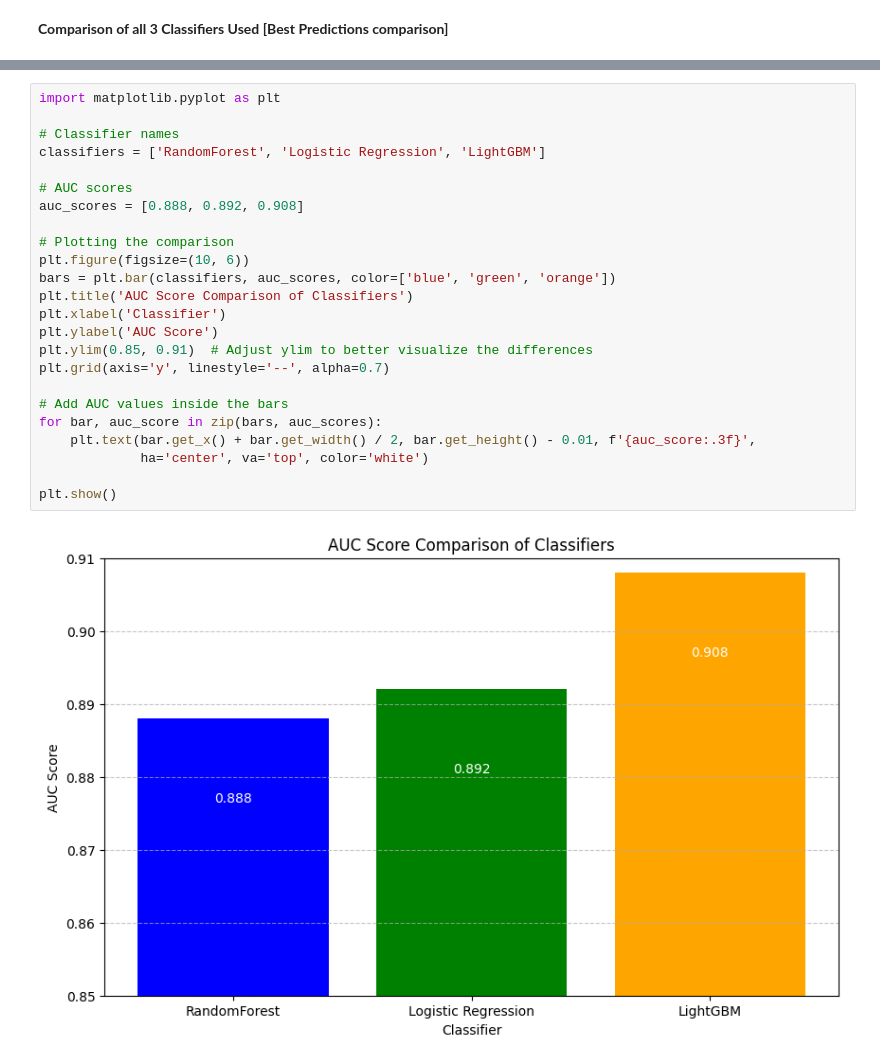
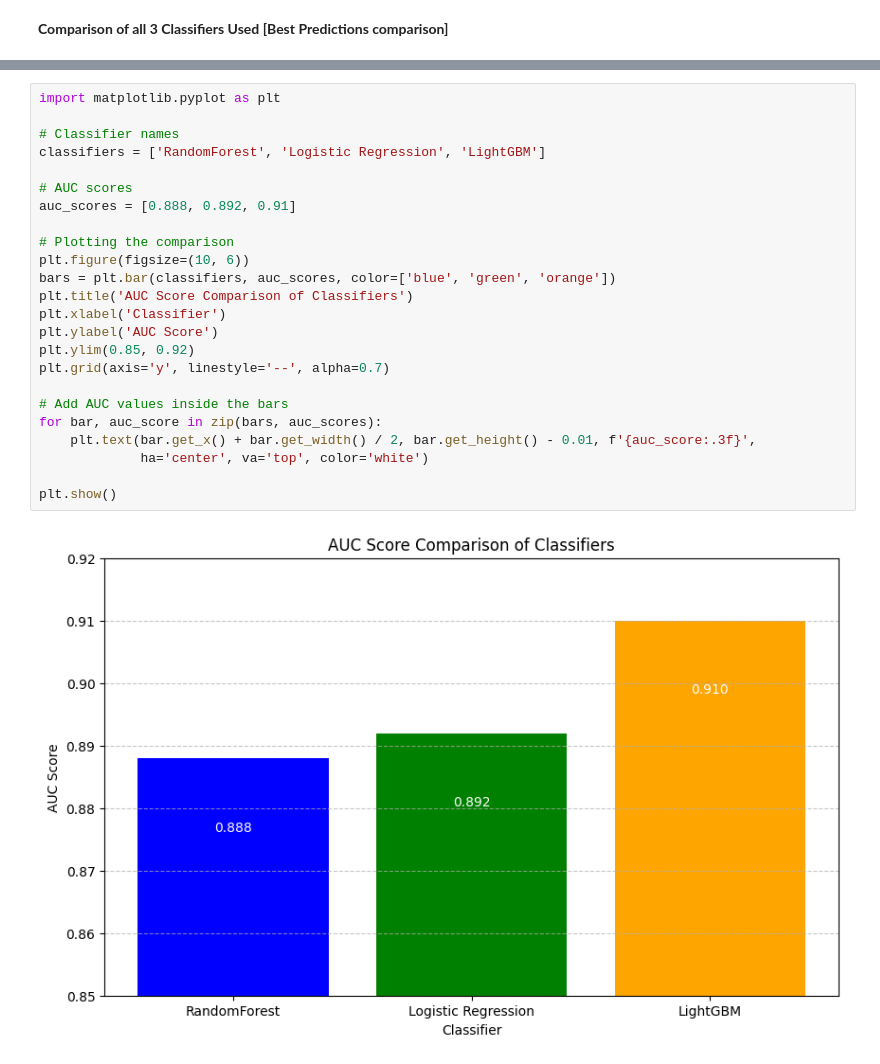
Before and after one commit to NeerajSura/PML, a Jupyter notebook: LinkPrediction/PML_Project1.ipynb, the cells around one changed output, grey strips where cells are left out. Drawn from its saved outputs; the diff is of its cells as text.

```diff
--- a/LinkPrediction/PML_Project1.ipynb
+++ b/LinkPrediction/PML_Project1.ipynb
@@ -741,26 +746,26 @@ bst_clf.params
 # %%
 import matplotlib.pyplot as plt
 
 # Classifier names
 classifiers = ['RandomForest', 'Logistic Regression', 'LightGBM']
 
 # AUC scores
-auc_scores = [0.888, 0.892, 0.908]
+auc_scores = [0.888, 0.892, 0.91]
 
 # Plotting the comparison
 plt.figure(figsize=(10, 6))
 bars = plt.bar(classifiers, auc_scores, color=['blue', 'green', 'orange'])
 plt.title('AUC Score Comparison of Classifiers')
 plt.xlabel('Classifier')
 plt.ylabel('AUC Score')
-plt.ylim(0.85, 0.91)  # Adjust ylim to better visualize the differences
+plt.ylim(0.85, 0.92)
 plt.grid(axis='y', linestyle='--', alpha=0.7)
 
 # Add AUC values inside the bars
 for bar, auc_score in zip(bars, auc_scores):
     plt.text(bar.get_x() + bar.get_width() / 2, bar.get_height() - 0.01, f'{auc_score:.3f}',
              ha='center', va='top', color='white')
 
 plt.show()
 # %% [output]
-[figure, old version]
+[figure, new version]
```
Also changed, not shown: parts of 5 cells of this notebook.
